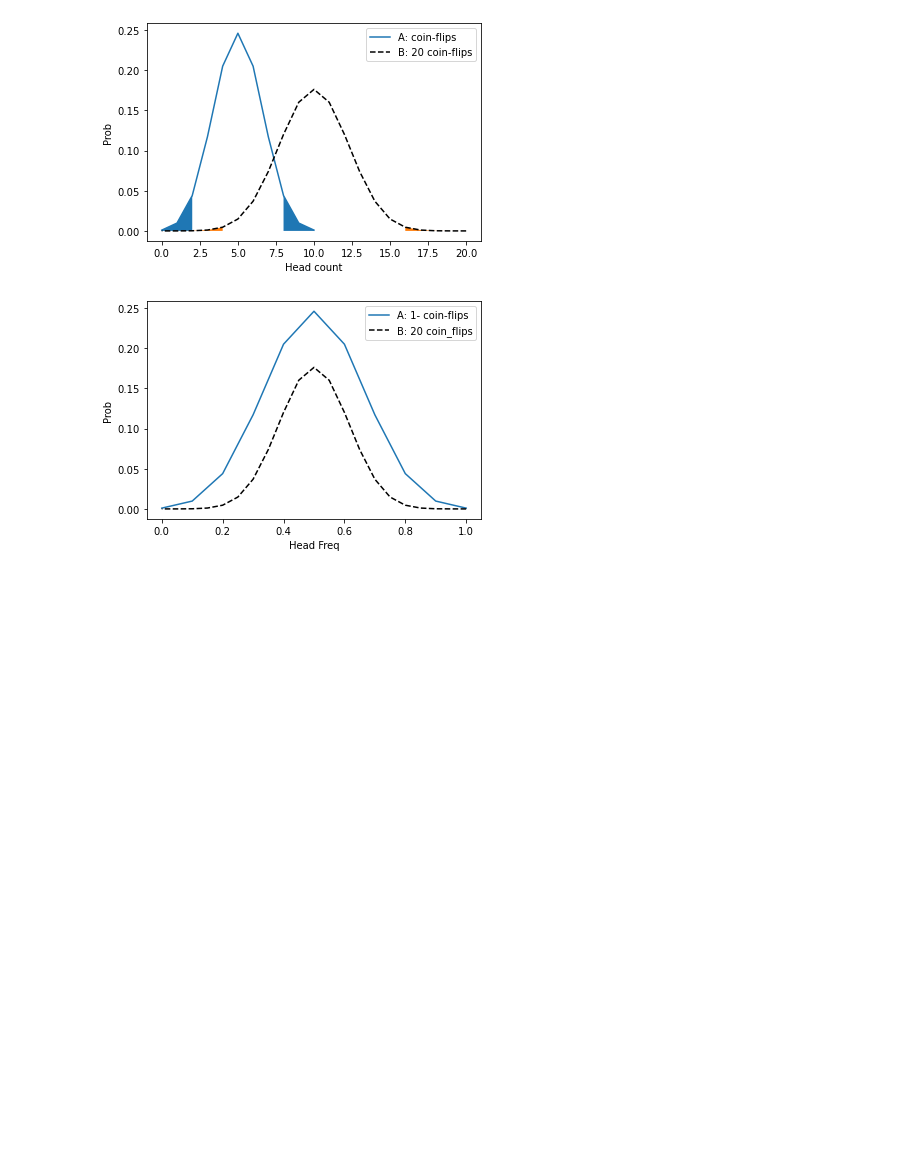
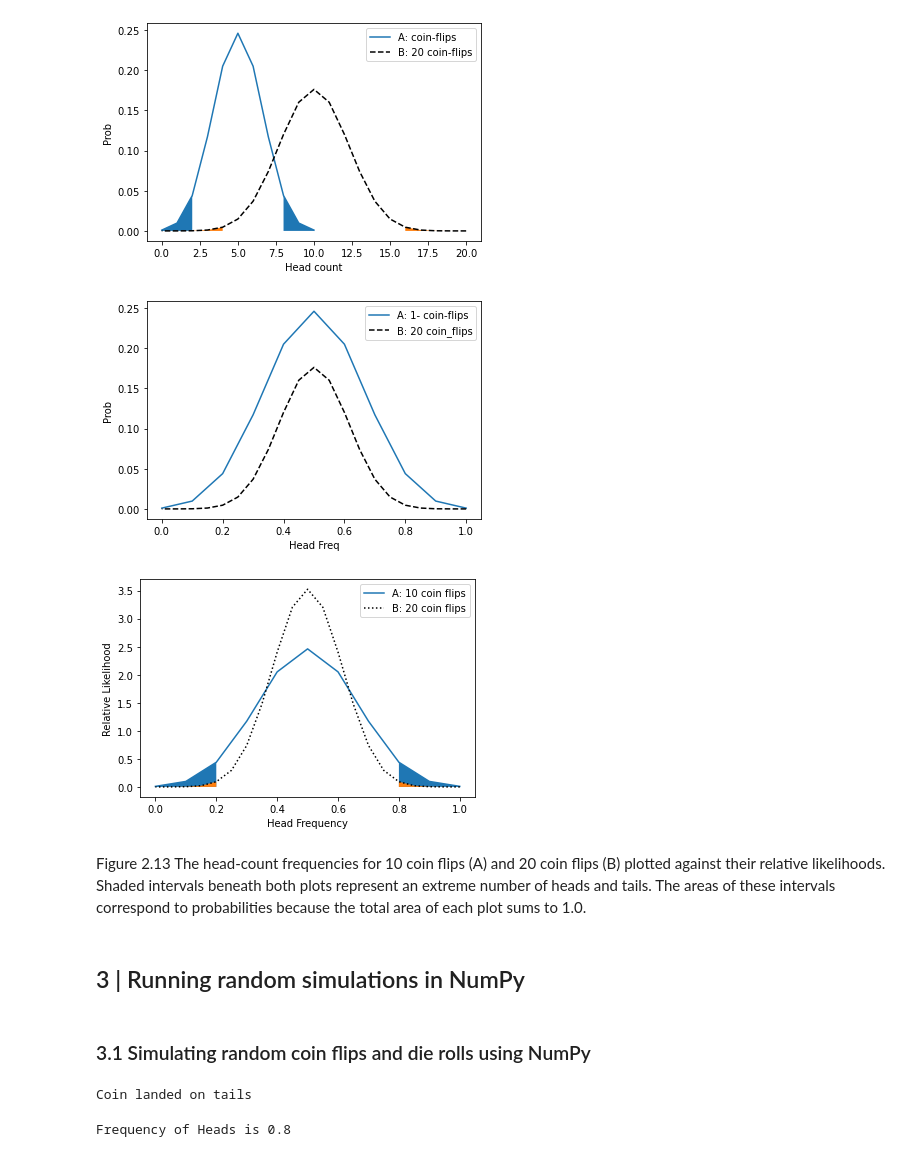
Before and after one commit to slp22/case-studies, a Jupyter notebook: book_camp_1.ipynb, the cells around one changed output. Drawn from its saved outputs; the diff is of its cells as text; code cells hidden in the pictures; blank space fills up the shorter version.

Commit message:
Up to 3.2.2 Deriving probabilities from histograms

```diff
--- a/book_camp_1.ipynb
+++ b/book_camp_1.ipynb
@@ -408,10 +408,10 @@ plt.show()
 # Listing 2.15 Converting head counts into frequencies
 
 x_10_freq = [head_count / 10 for head_count in x_10_flips]
-y_20_freq = [head_count / 20 for head_count in x_20_flips]
+x_20_freq = [head_count / 20 for head_count in x_20_flips]
 
 plt.plot(x_10_freq, prob_x_10_flips, label='A: 1- coin-flips' )
-plt.plot(y_20_freq, prob_x_20_flips, color='k', linestyle='--', label='B: 20 coin_flips')
+plt.plot(x_20_freq, prob_x_20_flips, color='k', linestyle='--', label='B: 20 coin_flips')
 plt.legend()
 plt.xlabel('Head Freq')
 plt.ylabel('Prob')
@@ -420,3 +420,27 @@ plt.show()
 [figure]
 # %%
 # Listing 2.16 Computing relative likelihoods of frequencies
+
+relative_likelihood_10 = [10 * prob for prob in prob_x_10_flips]
+relative_likelihood_20 = [20 * prob for prob in prob_x_20_flips]
+# %%
+# Listing 2.17 Plotting aligned relative likelihood curves
+
+plt.plot(x_10_freq, relative_likelihood_10, label='A: 10 coin flips')
+plt.plot(x_20_freq, relative_likelihood_20, label='B: 20 coin flips', color='k', linestyle=':')
+
+plt.fill_between(x_10_freq, relative_likelihood_10, where=where_10)
+plt.fill_between(x_20_freq, relative_likelihood_20, where=where_20)
+
+plt.legend()
+plt.xlabel('Head Frequency')
+plt.ylabel('Relative Likelihood')
+plt.show()
+# %% [output]
+[figure, added]
+# %% [markdown]
+Figure 2.13 The head-count frequencies for 10 coin flips (A) and 20 coin flips (B) plotted against their relative likelihoods. Shaded intervals beneath both plots represent an extreme number of heads and tails. The areas of these intervals correspond to probabilities because the total area of each plot sums to 1.0.
+# %% [markdown]
+## 3 | Running random simulations in NumPy
+# %% [markdown]
+### 3.1 Simulating random coin flips and die rolls using NumPy
@@ -422,0 +458,21 @@ plt.show()
+# %%
+# Listing 3.4 Simulating one fair coin flip
+
+np.random.seed(0)
+coin_flip = np.random.randint(0,2)
+print(f"Coin landed on {'heads' if coin_flip == 1 else 'tails'}")
+# %% [output]
+Coin landed on tails
+# %%
+# Listing 3.5 Simulating 10 fair coin flips
+
+np.random.seed(0)
+def frequency_heads(coin_flip_sequence):
+  total_heads = len([head for head in coin_flip_sequence if head == 1])
+  return total_heads / len(coin_flip_sequence)
+
+coin_flips = [np.random.randint(0,2) for _ in range(10)]
+freq_heads = frequency_heads(coin_flips)
+print(f"Frequency of Heads is {freq_heads}")
+# %% [output]
+Frequency of Heads is 0.8
```
Also changed, not shown: parts of 31 cells of this notebook.
